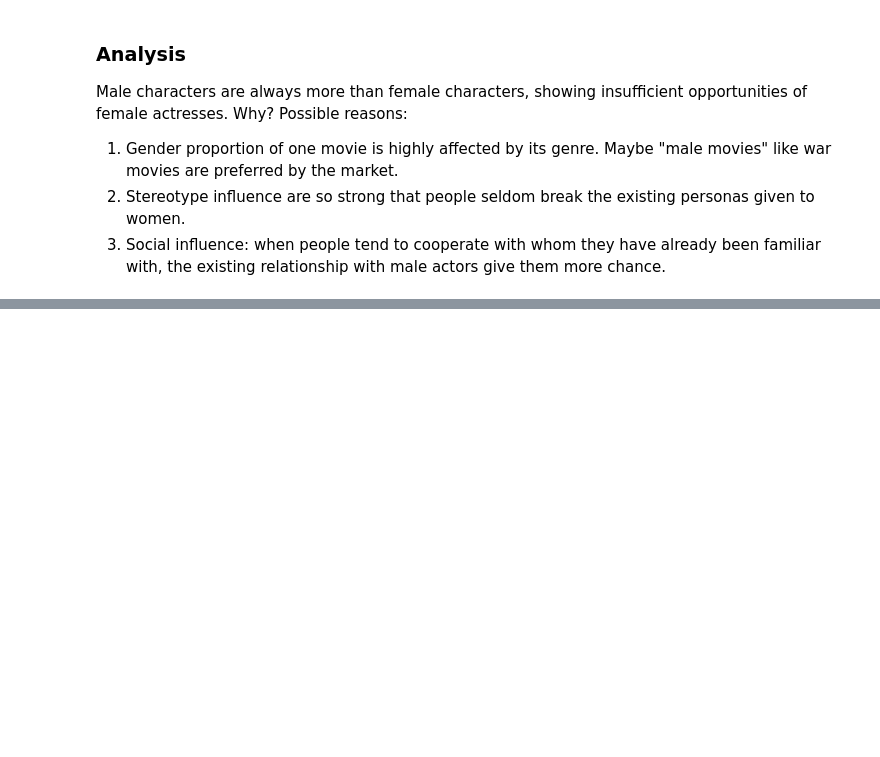
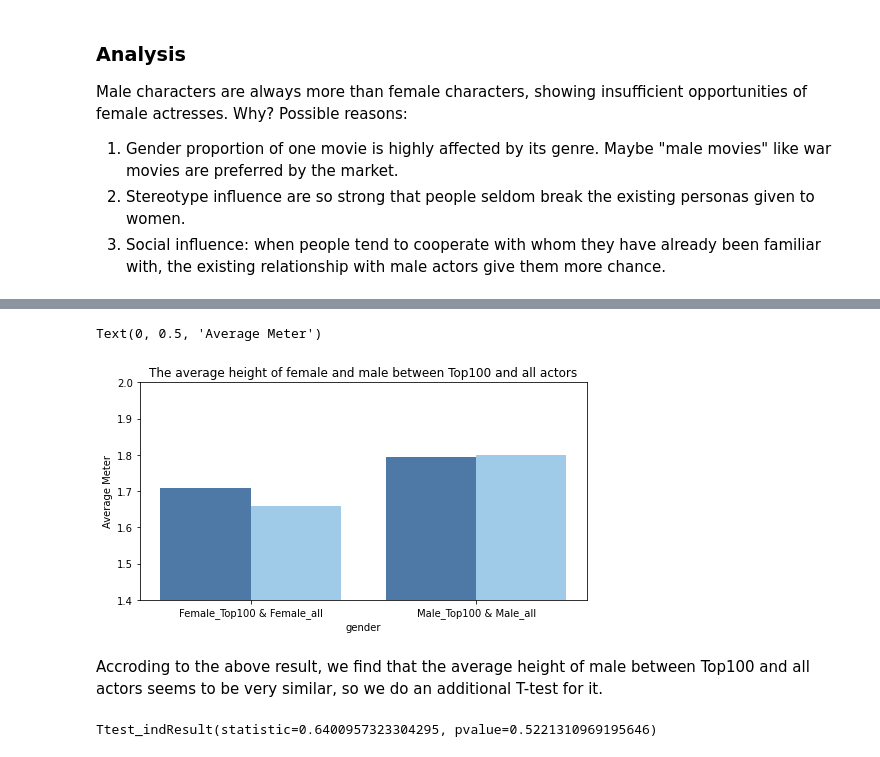
Before and after one commit to Wind-2375-like/ada-2022-project-gender-lens, a Jupyter notebook: milestone_p1.ipynb, the cells around one changed output, grey strips where cells are left out. Saved outputs shown, nothing was run; the diff lists cells and outputs as text; code cells hidden in the pictures; blank space fills up the shorter version.

```diff
--- a/milestone_p1.ipynb
+++ b/milestone_p1.ipynb
@@ -1163,0 +1350,8 @@ Possible reasons:
+# %%
+all_male_height = []
+all_female_height = []
+for index, row in df_actor_name_id.iterrows():
+    if row.actor_gender == 'M':
+        all_male_height.append(row.actor_height)
+    if row.actor_gender == 'F':
+        all_female_height.append(row.actor_height)
@@ -1163,0 +1360,5 @@ Possible reasons:
+# %%
+all_male_height_correct = [ i for i in all_male_height if i <= 2.5]
+all_female_height_correct = [i for i in all_female_height if i <= 2.5]
+male_height_correct = [i for i in male_height if i <= 2.5 ]
+female_height_correct = [i for i in female_height if i <= 2.5 ]
@@ -1163,0 +1376,24 @@ Possible reasons:
+# %%
+y1 = [female_height_average, male_height_average]
+y2 = [all_female_height_average, all_male_height_average]
+x = np.arange(len(y1))
+width = 0.4
+color1 = ["#4E79A7"]
+color2 = ["#A0CBE8"]
+plt.figure(figsize=(8,4))
+plt.ylim(1.40, 2.00)
+plt.bar(x=x, height=y1, width=width, color=color1)
+plt.bar(x=x+width, height=y2, width=width, color=color2)
+plt.title('The average height of female and male between Top100 and all actors')
+plt.xticks(x+width/2, ['Female_Top100 & Female_all', 'Male_Top100 & Male_all'])
+plt.xlabel('gender')
+plt.ylabel('Average Meter')
+# %% [output]
+Text(0, 0.5, 'Average Meter')
+[figure, added]
+# %% [markdown]
+Accroding to the above result, we find that the average height of male between Top100 and all actors seems to be very similar, so we do an additional T-test for it.
+# %%
+print(stats.ttest_ind(all_male_height_correct, male_height_correct))
+# %% [output]
+Ttest_indResult(statistic=0.6400957323304295, pvalue=0.5221310969195646)
```
Also changed, not shown: parts of 28 cells of this notebook, 3 other files.
